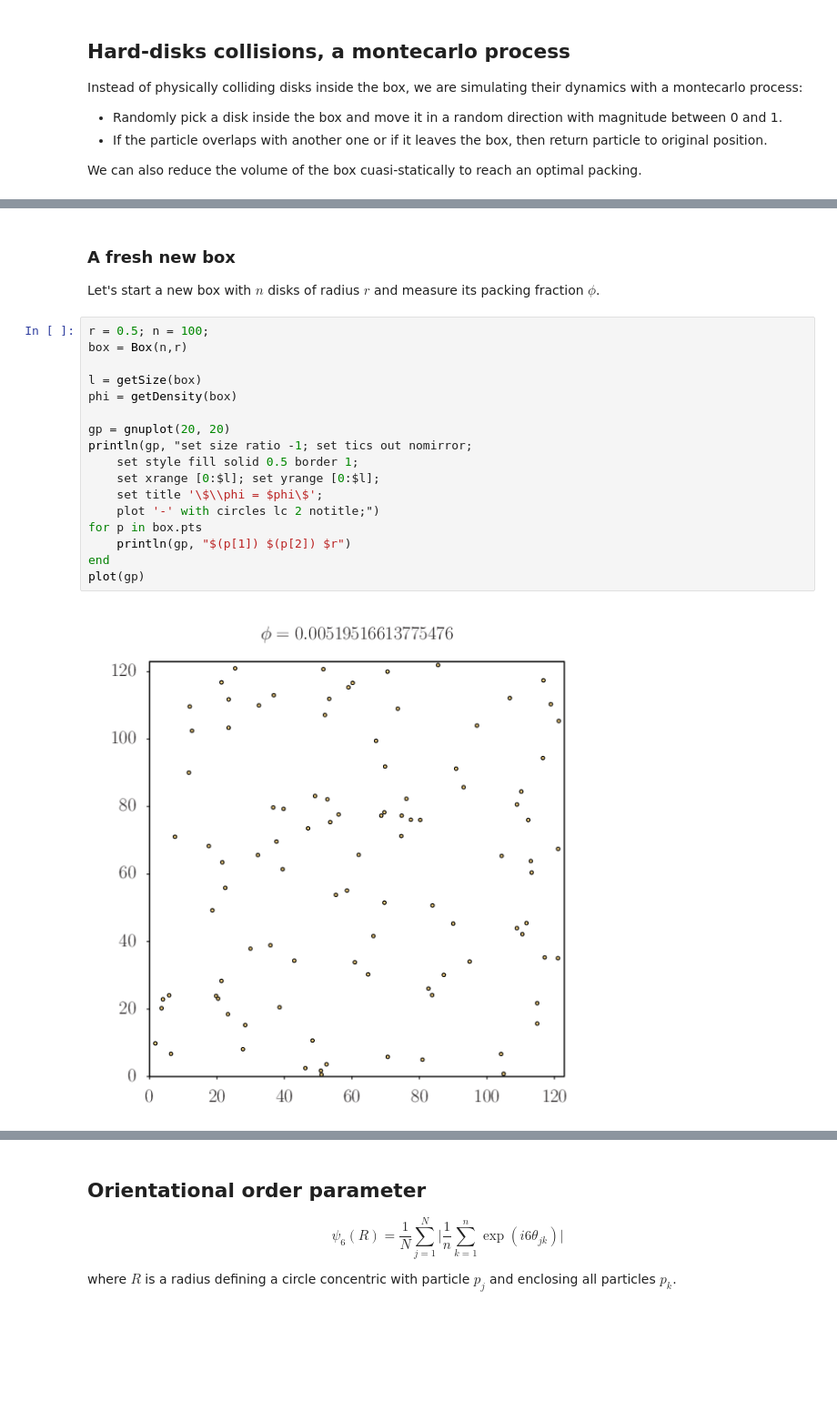
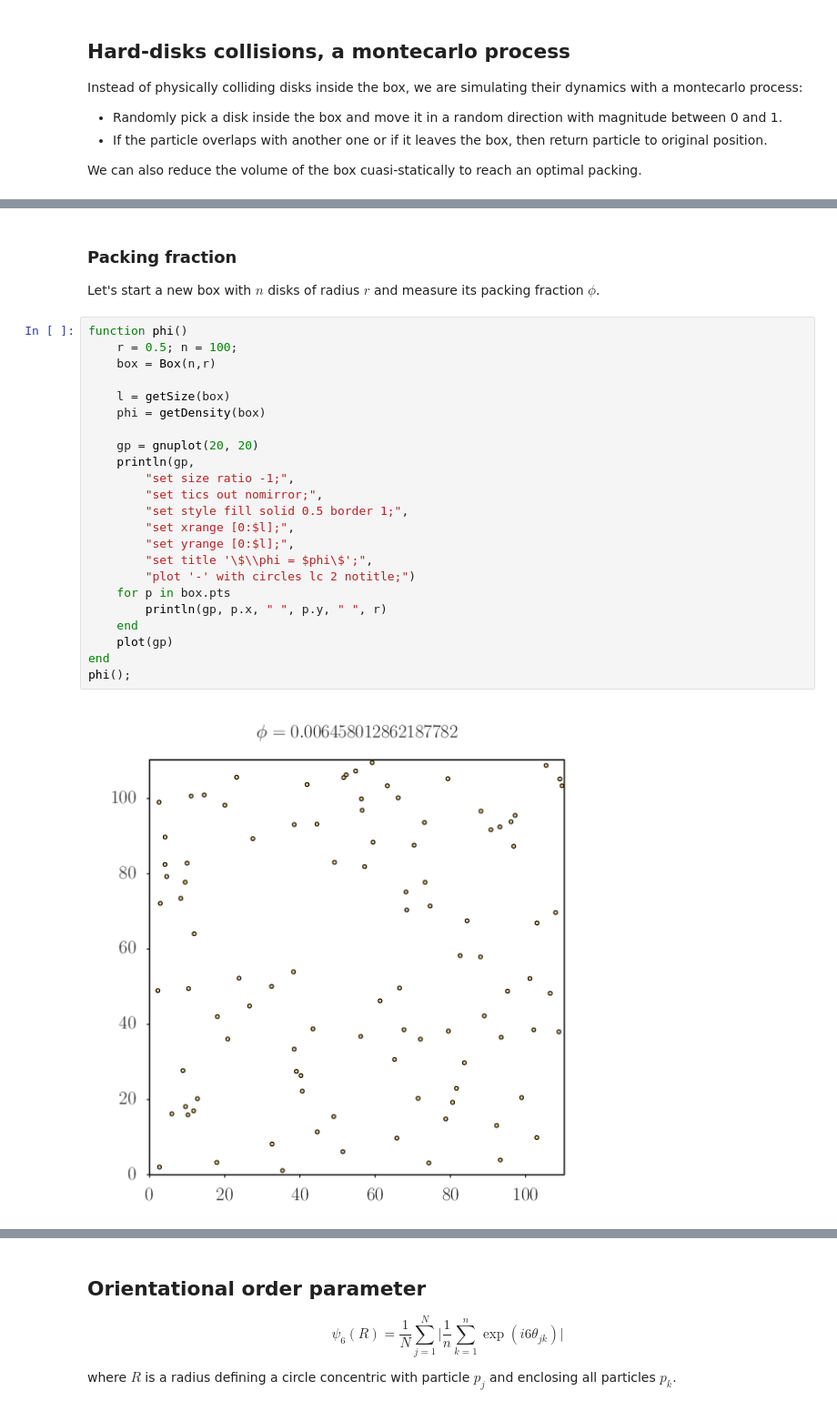
Before and after one commit to egmzcrz/JuliaNotebooks, a Jupyter notebook: HardDisks.ipynb, the cells around one changed output, grey strips where cells are left out. Shown at 91% size. Drawn from its saved outputs; the diff is of its cells as text; blank space fills up the shorter version.

```diff
--- a/HardDisks.ipynb
+++ b/HardDisks.ipynb
@@ -128,26 +125,32 @@ end
 # %% [output]
 incrementVolume! (generic function with 1 method)
 # %% [markdown]
-### A fresh new box
+### Packing fraction
 
 Let's start a new box with $n$ disks of radius $r$ and measure its packing fraction $\phi$.
 # %%
-r = 0.5; n = 100;
-box = Box(n,r)
+function phi()
+    r = 0.5; n = 100;
+    box = Box(n,r)
 
-l = getSize(box)
-phi = getDensity(box)
+    l = getSize(box)
+    phi = getDensity(box)
 
-gp = gnuplot(20, 20)
-println(gp, "set size ratio -1; set tics out nomirror;
-    set style fill solid 0.5 border 1;
-    set xrange [0:$l]; set yrange [0:$l];
-    set title '\$\\phi = $phi\$';
-    plot '-' with circles lc 2 notitle;")
-for p in box.pts
-    println(gp, "$(p[1]) $(p[2]) $r")
+    gp = gnuplot(20, 20)
+    println(gp,
+        "set size ratio -1;",
+        "set tics out nomirror;",
+        "set style fill solid 0.5 border 1;",
+        "set xrange [0:$l];",
+        "set yrange [0:$l];",
+        "set title '\$\\phi = $phi\$';",
+        "plot '-' with circles lc 2 notitle;")
+    for p in box.pts
+        println(gp, p.x, " ", p.y, " ", r)
+    end
+    plot(gp)
 end
-plot(gp)
+phi();
 # %% [output]
-[figure, old version]
+[figure, new version]
 # %% [markdown]
```
Also changed, not shown: parts of 7 cells of this notebook.
